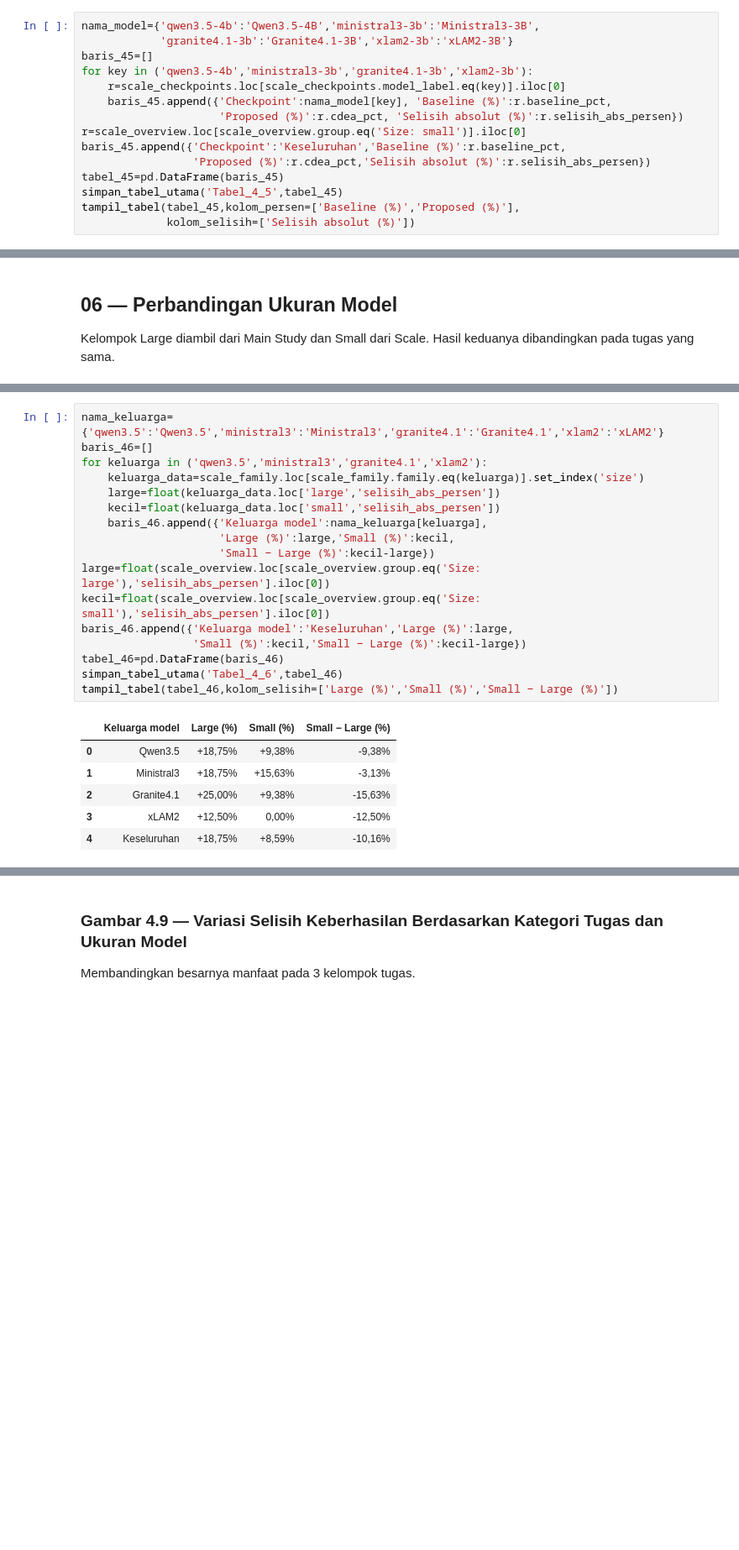
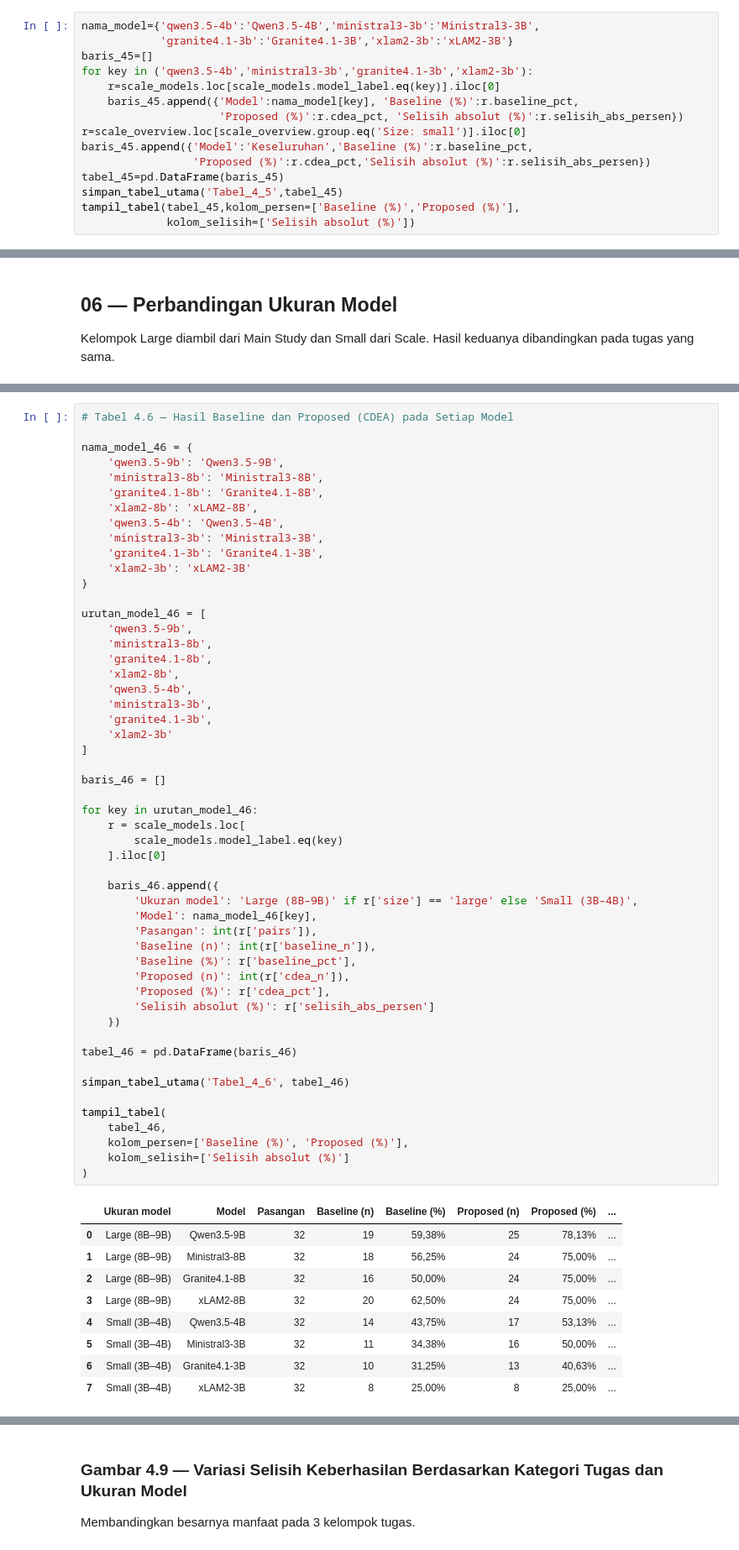
Before and after one commit to WincentCP/cua-constraint-agent, a Jupyter notebook: notebooks/main_analysis.ipynb, the cells around one changed output, grey strips where cells are left out. Shown at 84% size. Drawn from its saved outputs; the diff is of its cells as text; blank space fills up the shorter version.

```diff
--- a/notebooks/main_analysis.ipynb
+++ b/notebooks/main_analysis.ipynb
@@ -894,11 +859,11 @@ nama_model={'qwen3.5-4b':'Qwen3.5-4B','ministral3-3b':'Ministral3-3B',
             'granite4.1-3b':'Granite4.1-3B','xlam2-3b':'xLAM2-3B'}
 baris_45=[]
 for key in ('qwen3.5-4b','ministral3-3b','granite4.1-3b','xlam2-3b'):
-    r=scale_checkpoints.loc[scale_checkpoints.model_label.eq(key)].iloc[0]
-    baris_45.append({'Checkpoint':nama_model[key], 'Baseline (%)':r.baseline_pct,
+    r=scale_models.loc[scale_models.model_label.eq(key)].iloc[0]
+    baris_45.append({'Model':nama_model[key], 'Baseline (%)':r.baseline_pct,
                      'Proposed (%)':r.cdea_pct, 'Selisih absolut (%)':r.selisih_abs_persen})
 r=scale_overview.loc[scale_overview.group.eq('Size: small')].iloc[0]
-baris_45.append({'Checkpoint':'Keseluruhan','Baseline (%)':r.baseline_pct,
+baris_45.append({'Model':'Keseluruhan','Baseline (%)':r.baseline_pct,
                  'Proposed (%)':r.cdea_pct,'Selisih absolut (%)':r.selisih_abs_persen})
 tabel_45=pd.DataFrame(baris_45)
 simpan_tabel_utama('Tabel_4_5',tabel_45)
@@ -934,25 +898,63 @@ Selisih absolut keberhasilan pada masing-masing ukuran dan keluarga model.
 # %%
-nama_keluarga={'qwen3.5':'Qwen3.5','ministral3':'Ministral3','granite4.1':'Granite4.1','xlam2':'xLAM2'}
-baris_46=[]
-for keluarga in ('qwen3.5','ministral3','granite4.1','xlam2'):
-    keluarga_data=scale_family.loc[scale_family.family.eq(keluarga)].set_index('size')
-    large=float(keluarga_data.loc['large','selisih_abs_persen'])
-    kecil=float(keluarga_data.loc['small','selisih_abs_persen'])
-    baris_46.append({'Keluarga model':nama_keluarga[keluarga],
-                     'Large (%)':large,'Small (%)':kecil,
-                     'Small − Large (%)':kecil-large})
-large=float(scale_overview.loc[scale_overview.group.eq('Size: large'),'selisih_abs_persen'].iloc[0])
-kecil=float(scale_overview.loc[scale_overview.group.eq('Size: small'),'selisih_abs_persen'].iloc[0])
-baris_46.append({'Keluarga model':'Keseluruhan','Large (%)':large,
-                 'Small (%)':kecil,'Small − Large (%)':kecil-large})
-tabel_46=pd.DataFrame(baris_46)
-simpan_tabel_utama('Tabel_4_6',tabel_46)
-tampil_tabel(tabel_46,kolom_selisih=['Large (%)','Small (%)','Small − Large (%)'])
+# Tabel 4.6 — Hasil Baseline dan Proposed (CDEA) pada Setiap Model
+
+nama_model_46 = {
+    'qwen3.5-9b': 'Qwen3.5-9B',
+    'ministral3-8b': 'Ministral3-8B',
+    'granite4.1-8b': 'Granite4.1-8B',
+    'xlam2-8b': 'xLAM2-8B',
+    'qwen3.5-4b': 'Qwen3.5-4B',
+    'ministral3-3b': 'Ministral3-3B',
+    'granite4.1-3b': 'Granite4.1-3B',
+    'xlam2-3b': 'xLAM2-3B'
+}
+
+urutan_model_46 = [
+    'qwen3.5-9b',
+    'ministral3-8b',
+    'granite4.1-8b',
+    'xlam2-8b',
+    'qwen3.5-4b',
+    'ministral3-3b',
+    'granite4.1-3b',
+    'xlam2-3b'
+]
+
+baris_46 = []
+
+for key in urutan_model_46:
+    r = scale_models.loc[
+        scale_models.model_label.eq(key)
+    ].iloc[0]
+
+    baris_46.append({
+        'Ukuran model': 'Large (8B–9B)' if r['size'] == 'large' else 'Small (3B–4B)',
+        'Model': nama_model_46[key],
+        'Pasangan': int(r['pairs']),
+        'Baseline (n)': int(r['baseline_n']),
+        'Baseline (%)': r['baseline_pct'],
+        'Proposed (n)': int(r['cdea_n']),
+        'Proposed (%)': r['cdea_pct'],
+        'Selisih absolut (%)': r['selisih_abs_persen']
+    })
+
+tabel_46 = pd.DataFrame(baris_46)
+
+simpan_tabel_utama('Tabel_4_6', tabel_46)
+
+tampil_tabel(
+    tabel_46,
+    kolom_persen=['Baseline (%)', 'Proposed (%)'],
+    kolom_selisih=['Selisih absolut (%)']
+)
 # %% [output]
-|  | Keluarga model | Large (%) | Small (%) | Small − Large (%) |
-| 0 | Qwen3.5 | +18,75% | +9,38% | -9,38% |
-| 1 | Ministral3 | +18,75% | +15,63% | -3,13% |
-| 2 | Granite4.1 | +25,00% | +9,38% | -15,63% |
-| 3 | xLAM2 | +12,50% | 0,00% | -12,50% |
-| 4 | Keseluruhan | +18,75% | +8,59% | -10,16% |
+|  | Ukuran model | Model | Pasangan | Baseline (n) | Baseline (%) | Proposed (n) | Proposed (%) | ... |
+| 0 | Large (8B–9B) | Qwen3.5-9B | 32 | 19 | 59,38% | 25 | 78,13% | ... |
+| 1 | Large (8B–9B) | Ministral3-8B | 32 | 18 | 56,25% | 24 | 75,00% | ... |
+| 2 | Large (8B–9B) | Granite4.1-8B | 32 | 16 | 50,00% | 24 | 75,00% | ... |
+| 3 | Large (8B–9B) | xLAM2-8B | 32 | 20 | 62,50% | 24 | 75,00% | ... |
+| 4 | Small (3B–4B) | Qwen3.5-4B | 32 | 14 | 43,75% | 17 | 53,13% | ... |
+| 5 | Small (3B–4B) | Ministral3-3B | 32 | 11 | 34,38% | 16 | 50,00% | ... |
+| 6 | Small (3B–4B) | Granite4.1-3B | 32 | 10 | 31,25% | 13 | 40,63% | ... |
+| 7 | Small (3B–4B) | xLAM2-3B | 32 | 8 | 25,00% | 8 | 25,00% | ... |
 # %% [markdown]
```
Also changed, not shown: parts of 16 cells of this notebook.
